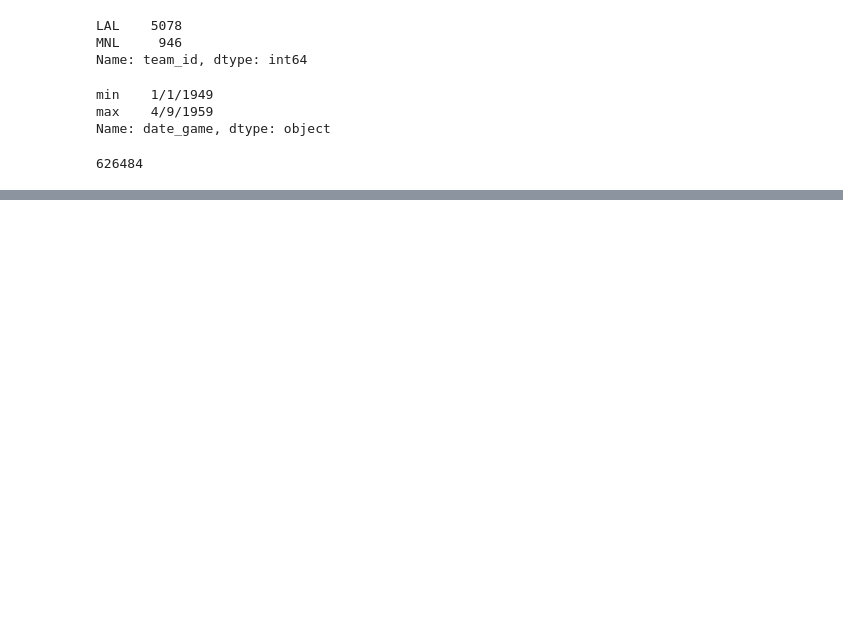
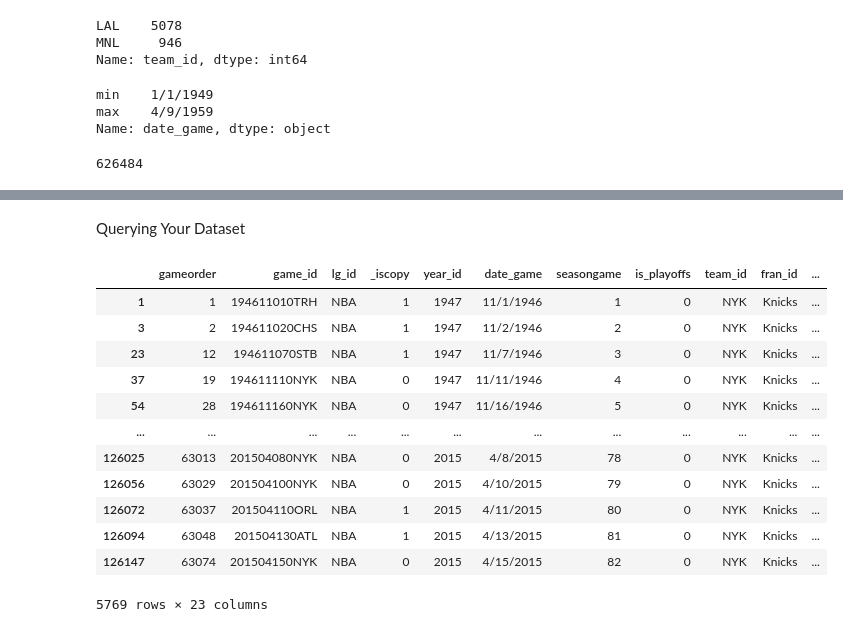
Before and after one commit to ayazwani/numpy-pands, a Jupyter notebook: pandasXplore.ipynb, the cells around one changed output, grey strips where cells are left out. Drawn from its saved outputs; the diff is of its cells as text; code cells hidden in the pictures; blank space fills up the shorter version.

```diff
--- a/pandasXplore.ipynb
+++ b/pandasXplore.ipynb
@@ -171,0 +496,19 @@ nba.loc[nba["team_id"] == "BOS", "pts"].sum()
+# %% [markdown]
+Querying Your Dataset
+# %%
+team = nba[nba["team_id"] == "NYK"]
+team
+# %% [output]
+|  | gameorder | game_id | lg_id | _iscopy | year_id | date_game | seasongame | is_playoffs | team_id | fran_id | ... |
+| 1 | 1 | 194611010TRH | NBA | 1 | 1947 | 11/1/1946 | 1 | 0 | NYK | Knicks | ... |
+| 3 | 2 | 194611020CHS | NBA | 1 | 1947 | 11/2/1946 | 2 | 0 | NYK | Knicks | ... |
+| 23 | 12 | 194611070STB | NBA | 1 | 1947 | 11/7/1946 | 3 | 0 | NYK | Knicks | ... |
+| 37 | 19 | 194611110NYK | NBA | 0 | 1947 | 11/11/1946 | 4 | 0 | NYK | Knicks | ... |
+| 54 | 28 | 194611160NYK | NBA | 0 | 1947 | 11/16/1946 | 5 | 0 | NYK | Knicks | ... |
+| ... | ... | ... | ... | ... | ... | ... | ... | ... | ... | ... | ... |
+| 126025 | 63013 | 201504080NYK | NBA | 0 | 2015 | 4/8/2015 | 78 | 0 | NYK | Knicks | ... |
+| 126056 | 63029 | 201504100NYK | NBA | 0 | 2015 | 4/10/2015 | 79 | 0 | NYK | Knicks | ... |
+| 126072 | 63037 | 201504110ORL | NBA | 1 | 2015 | 4/11/2015 | 80 | 0 | NYK | Knicks | ... |
+| 126094 | 63048 | 201504130ATL | NBA | 1 | 2015 | 4/13/2015 | 81 | 0 | NYK | Knicks | ... |
+| 126147 | 63074 | 201504150NYK | NBA | 0 | 2015 | 4/15/2015 | 82 | 0 | NYK | Knicks | ... |
+5769 rows × 23 columns
```
Also changed, not shown: parts of 67 cells of this notebook.
